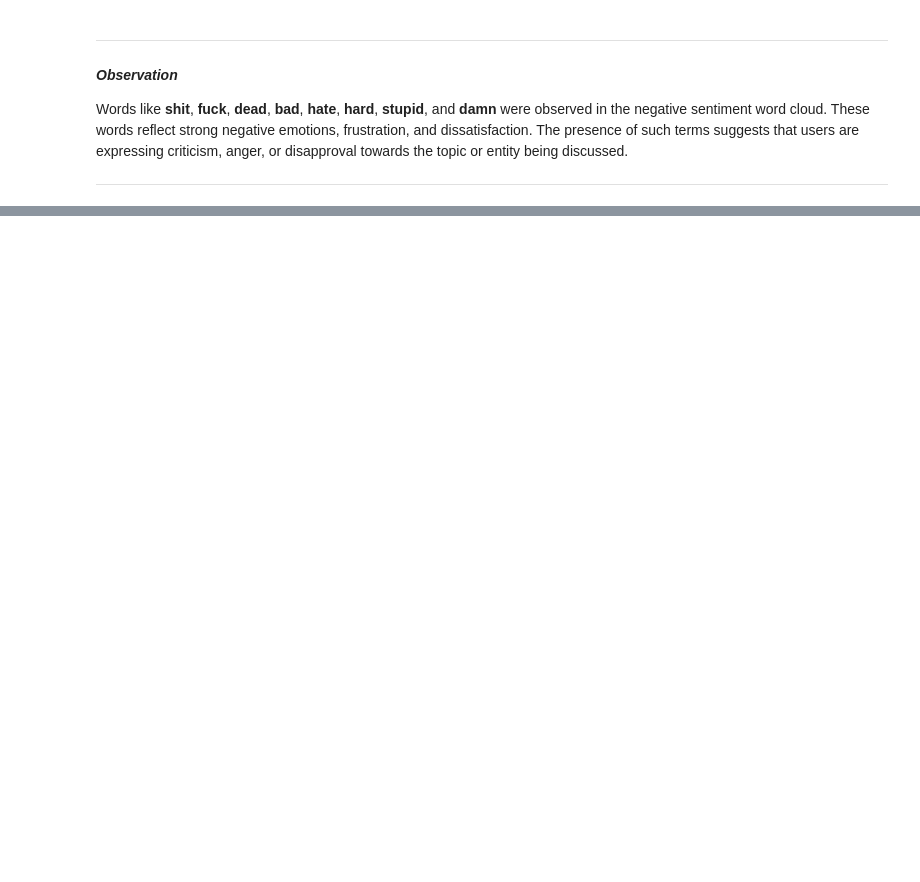
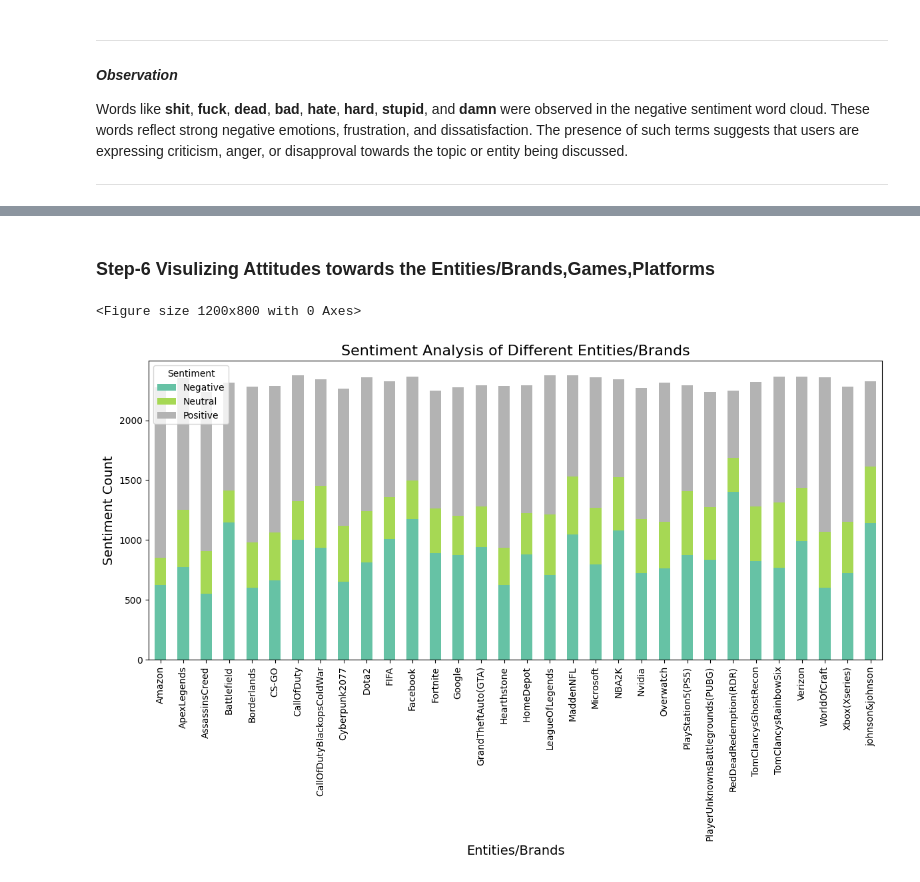
Before and after one commit to ibtj21/PRODIGY_DS_04, a Jupyter notebook: Sentiment_analysis.ipynb, the cells around one changed output, grey strips where cells are left out. Drawn from its saved outputs; the diff is of its cells as text; code cells hidden in the pictures; blank space fills up the shorter version.

```diff
--- a/Sentiment_analysis.ipynb
+++ b/Sentiment_analysis.ipynb
@@ -240,0 +306,26 @@ ___
+# %% [markdown]
+### Step-6 Visulizing Attitudes towards the Entities/Brands,Games,Platforms
+# %%
+import matplotlib.pyplot as plt
+import seaborn as sns
+
+# Create a DataFrame to store sentiment counts for each entity/brand
+sentiment_counts = df_sentiment.groupby(['entity', 'Sentiment']).size().unstack(fill_value=0)
+
+# Plotting the data
+plt.figure(figsize=(12, 8))
+sentiment_counts.plot(kind='bar', stacked=True, colormap='Set2', figsize=(12, 8))
+
+# Adding labels and title
+plt.title('Sentiment Analysis of Different Entities/Brands', fontsize=16)
+plt.xlabel('Entities/Brands', fontsize=14)
+plt.ylabel('Sentiment Count', fontsize=14)
+plt.xticks(rotation=90)
+plt.legend(title='Sentiment', loc='upper left')
+
+# Display the plot
+plt.tight_layout()
+plt.show()
+# %% [output]
+<Figure size 1200x800 with 0 Axes>
+[figure, added]
```
Also changed, not shown: parts of 10 cells of this notebook, 1 other file.
